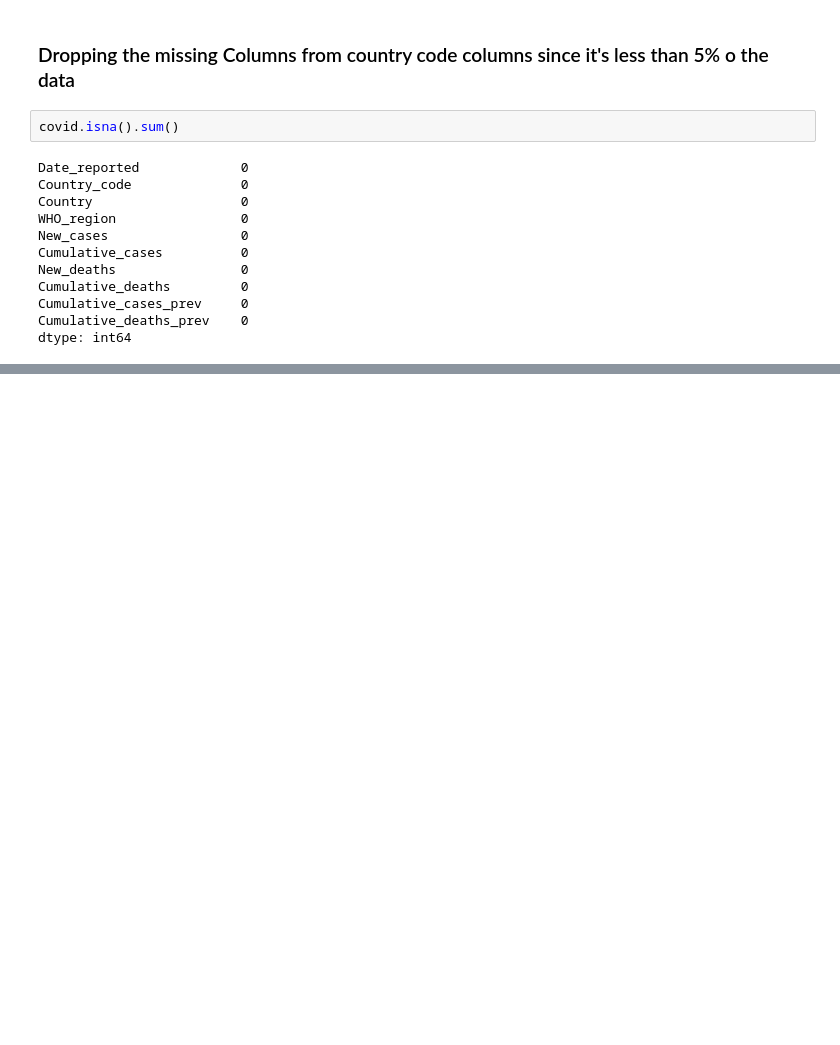
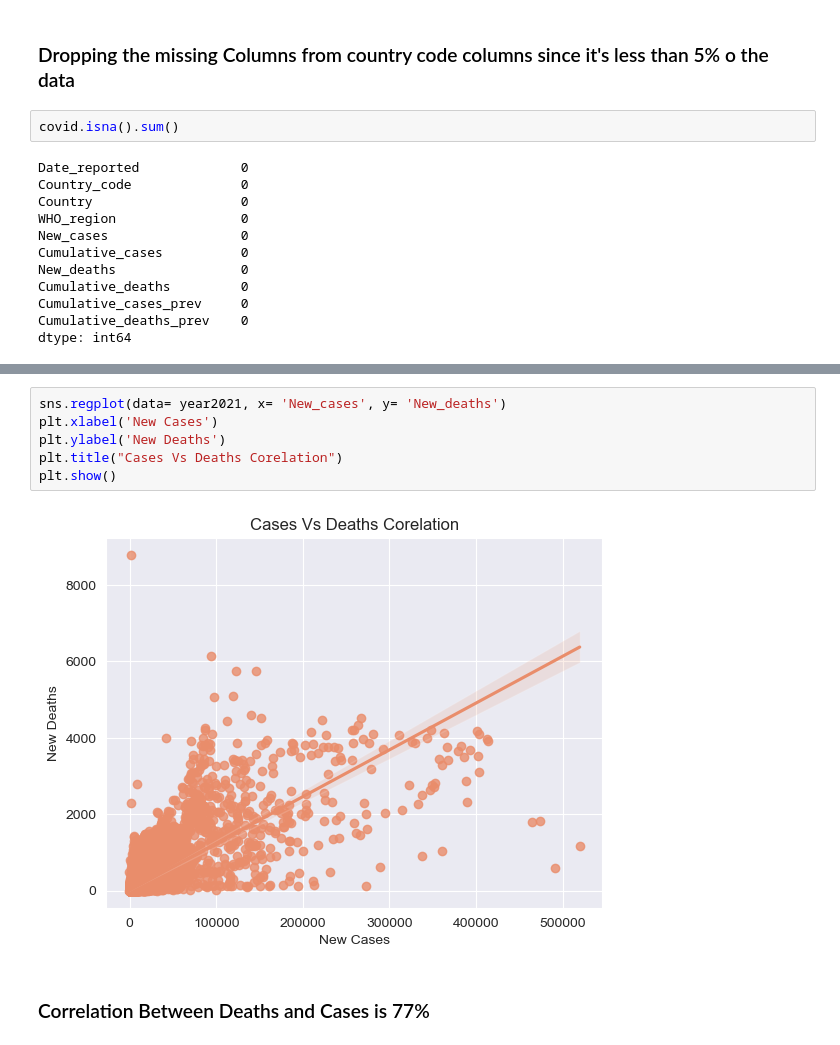
Before and after one commit to Ahmed-level0/COVID19, a Jupyter notebook: analysis.ipynb, the cells around one changed output, grey strips where cells are left out. Saved outputs shown, nothing was run; the diff lists cells and outputs as text; blank space fills up the shorter version.

```diff
--- a/analysis.ipynb
+++ b/analysis.ipynb
@@ -97,0 +164,10 @@ dtype: int64
+# %%
+sns.regplot(data= year2021, x= 'New_cases', y= 'New_deaths')
+plt.xlabel('New Cases')
+plt.ylabel('New Deaths')
+plt.title("Cases Vs Deaths Corelation")
+plt.show()
+# %% [output]
+[figure, added]
+# %% [markdown]
+<h3>Correlation Between Deaths and Cases is 77%</h3>
```
Also changed, not shown: parts of 15 cells of this notebook.
